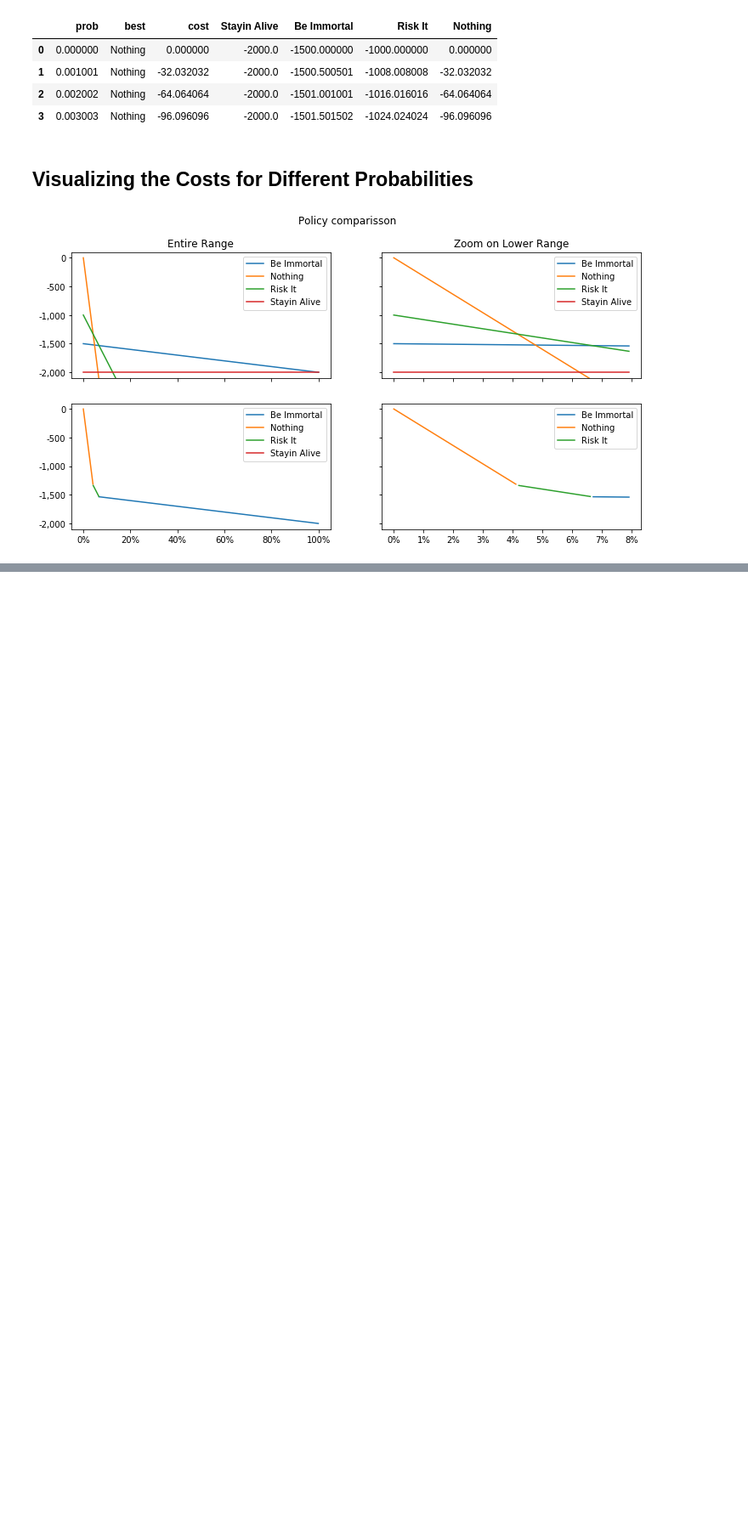
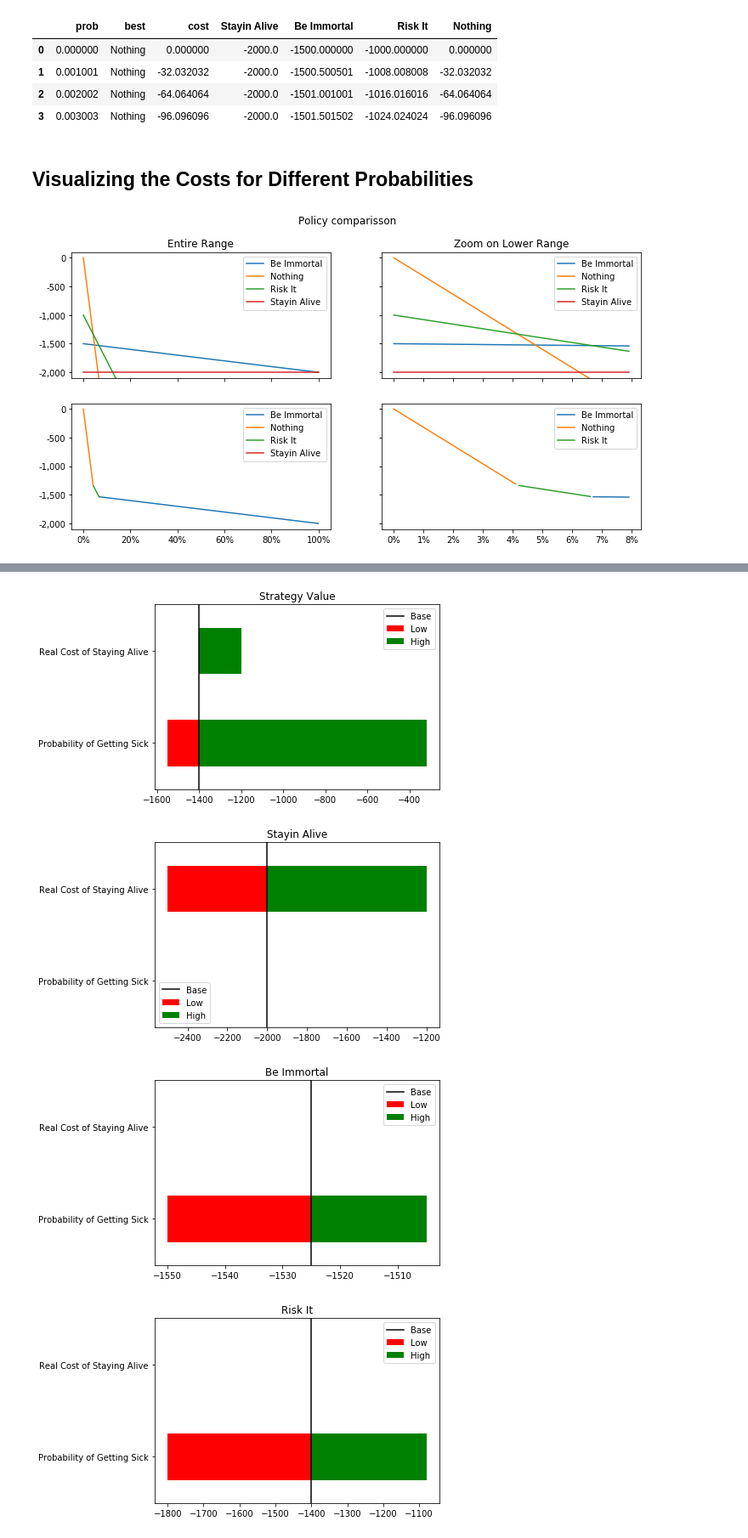
Before and after one commit to francoistrahan/pynes, a Jupyter notebook: pyne/Insurance Example.ipynb, the cells around one changed output, grey strips where cells are left out. Shown at 85% size. Saved outputs shown, nothing was run; the diff lists cells and outputs as text; code cells hidden in the pictures; blank space fills up the shorter version.

Commit message:
Graphs de sens.anal

```diff
--- a/pyne/Insurance Example.ipynb
+++ b/pyne/Insurance Example.ipynb
@@ -265,0 +384,15 @@ graphs(1, 0.08, "Zoom on Lower Range")
+# %%
+for outname in sensitivityAnalysis.outputNames:
+    exts = sensitivityAnalysis.extremums[outname]
+    base = sensitivityAnalysis.baseValues.base[outname]
+    exts = exts - base
+
+    ax = exts.plot.barh(stacked=True, left = base, color=("red", "green"))
+    ax.set(title=outname)
+    ax.axvline(base, c="black", label="Base")
+    ax.legend()
+# %% [output]
+[figure, added]
+[figure, added]
+[figure, added]
+[figure, added]
```
Also changed, not shown: parts of 8 cells of this notebook.
